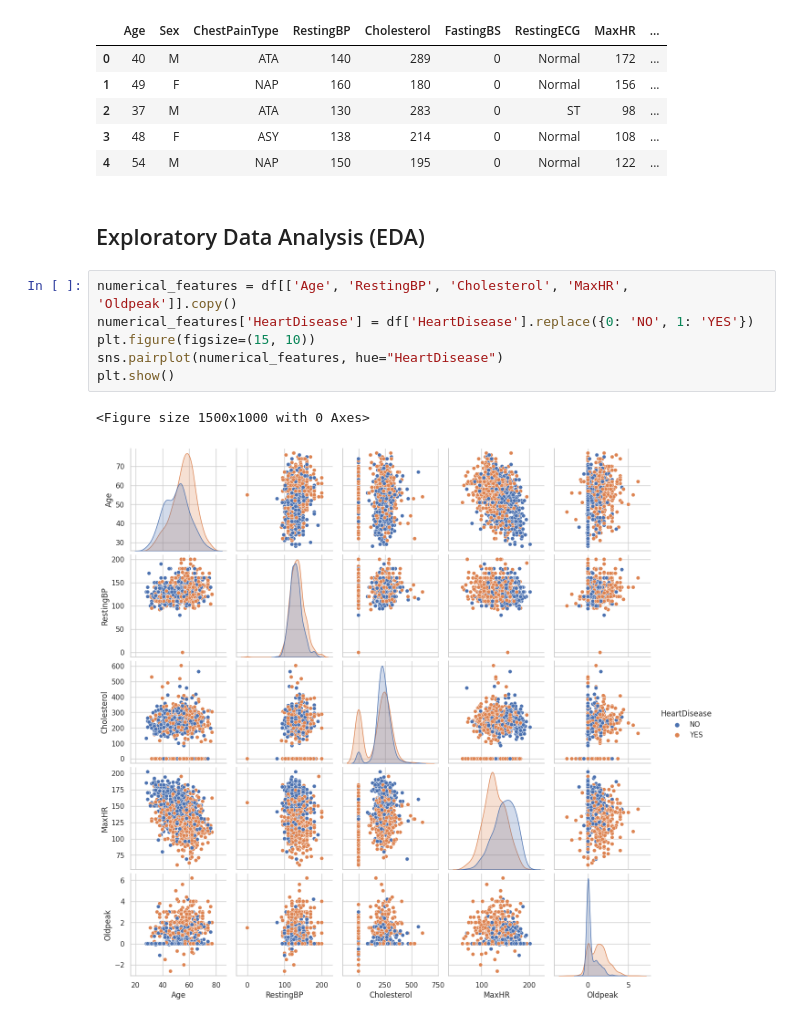
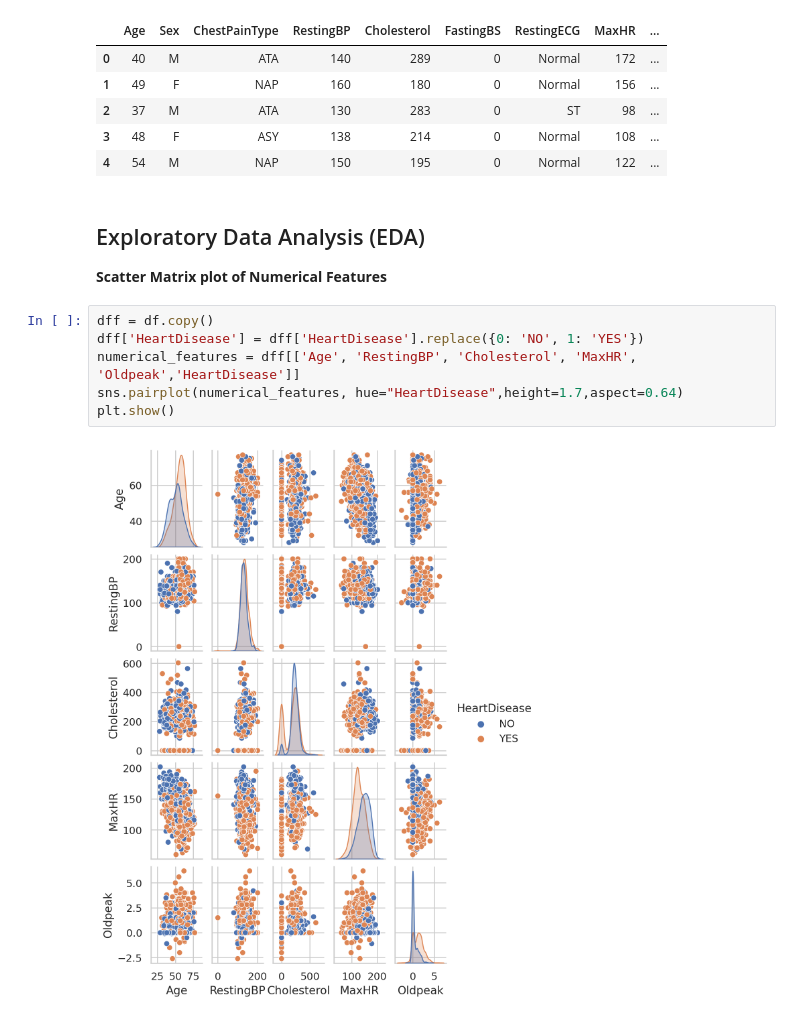
Before and after one commit to jrakhshanda55/Ausaf_ML, a Jupyter notebook: project1.ipynb, the cells around one changed output. Saved outputs shown, nothing was run; the diff lists cells and outputs as text.

```diff
--- a/project1.ipynb
+++ b/project1.ipynb
@@ -61,12 +61,13 @@ df.head()
 | 4 | 54 | M | NAP | 150 | 195 | 0 | Normal | 122 | ... |
 # %% [markdown]
 ## Exploratory Data Analysis (EDA)
+
+**Scatter Matrix plot of Numerical Features**
 # %%
-numerical_features = df[['Age', 'RestingBP', 'Cholesterol', 'MaxHR', 'Oldpeak']].copy()
-numerical_features['HeartDisease'] = df['HeartDisease'].replace({0: 'NO', 1: 'YES'})
-plt.figure(figsize=(15, 10))
-sns.pairplot(numerical_features, hue="HeartDisease")
+dff = df.copy()
+dff['HeartDisease'] = dff['HeartDisease'].replace({0: 'NO', 1: 'YES'})
+numerical_features = dff[['Age', 'RestingBP', 'Cholesterol', 'MaxHR', 'Oldpeak','HeartDisease']]
+sns.pairplot(numerical_features, hue="HeartDisease",height=1.7,aspect=0.64)
 plt.show()
 # %% [output]
-<Figure size 1500x1000 with 0 Axes>
-[figure, old version]
+[figure, new version]
```
Also changed, not shown: parts of 3 cells of this notebook.
